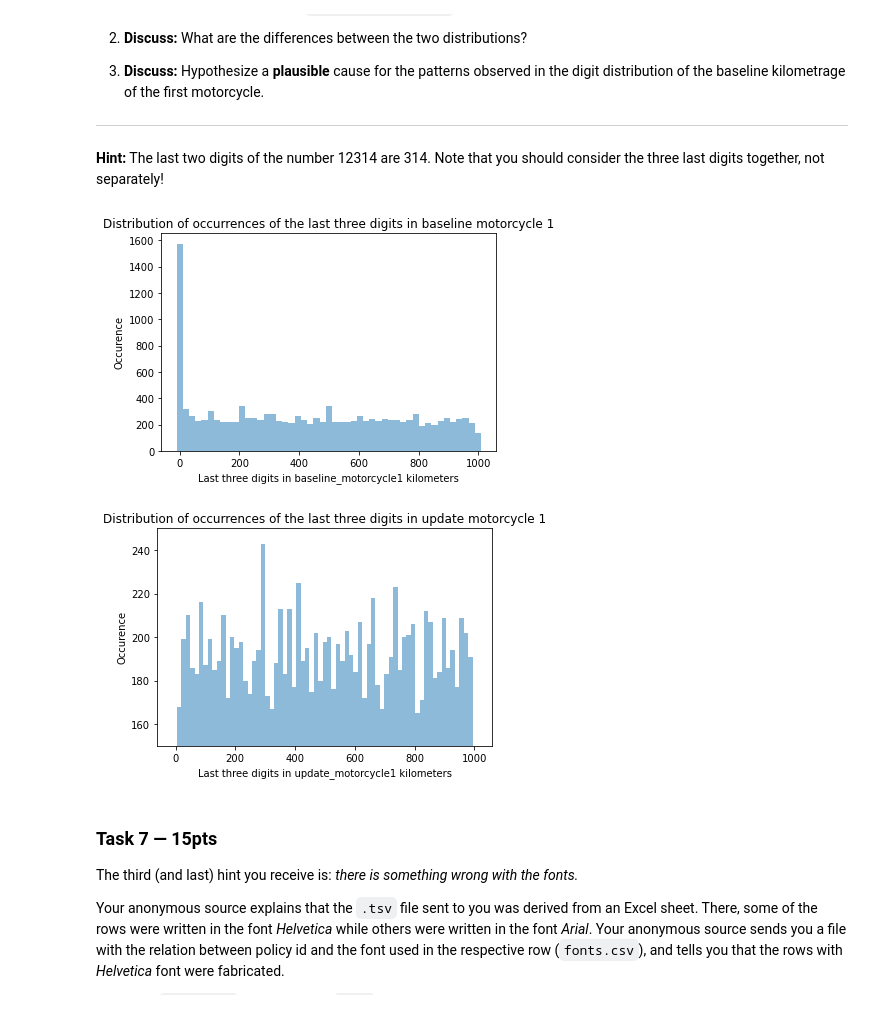
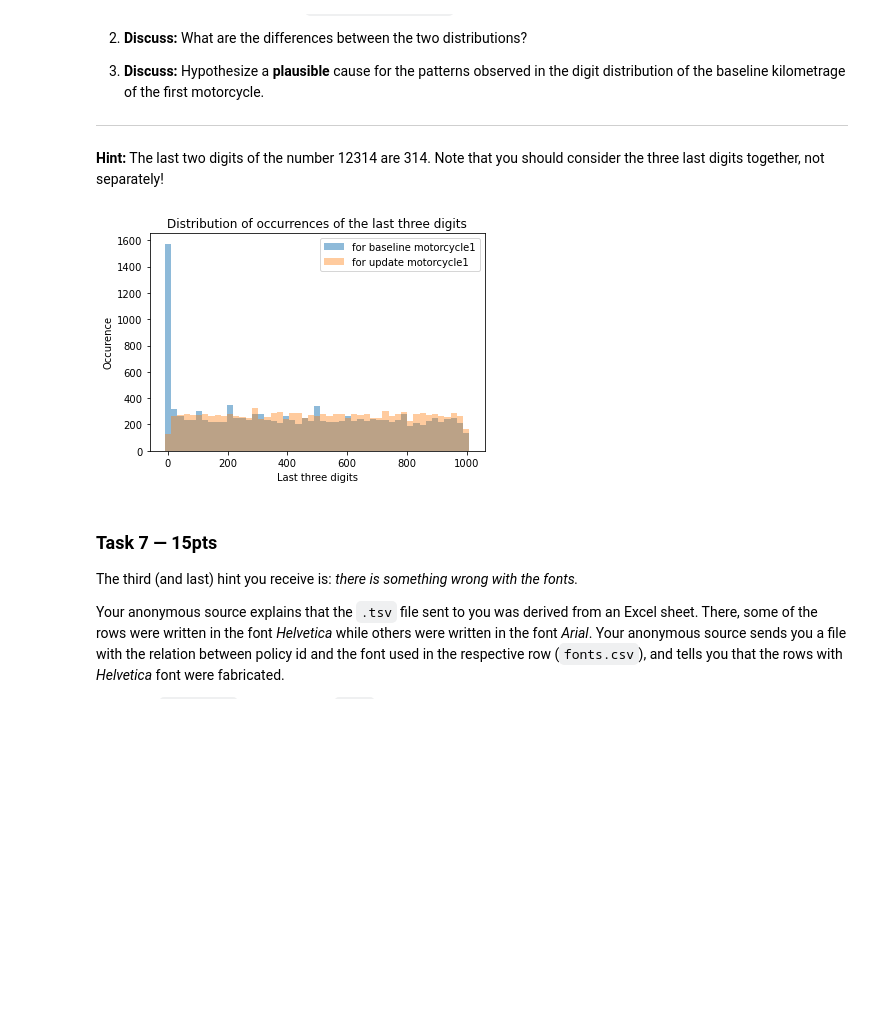
Before and after one commit to npont/ADA_HW, a Jupyter notebook: hw1 (2).ipynb, the cells around one changed output. Saved outputs shown, nothing was run; the diff lists cells and outputs as text; code cells hidden in the pictures; blank space fills up the shorter version.

Commit message:
merges some histograms, checked tasks 2

```diff
--- a/hw1 (2).ipynb
+++ b/hw1 (2).ipynb
@@ -599,24 +605,18 @@ motorcycle in each contract (`update_motorcycle1`).
 # %%
 #1
 data['LastDigit_baseline']=data['baseline_motorcycle1'].mod(10**3)
 data['LastDigit_update']=data['update_motorcycle1'].mod(10**3)
 
-plt.hist(data['LastDigit_baseline'], np.linspace(data['LastDigit_baseline'].min()-10, data['LastDigit_baseline'].max()+10, 50), alpha=0.5)
-plt.xlabel('Last three digits in baseline_motorcycle1 kilometers')
+bins=np.linspace(data['LastDigit_baseline'].min()-10, data['LastDigit_baseline'].max()+10, 50)
+plt.hist(data['LastDigit_baseline'], bins, alpha=0.5, label='for baseline motorcycle1')
+plt.hist(data['LastDigit_update'], bins, alpha=0.4, label='for update motorcycle1')
+plt.legend(loc='upper right')
+plt.xlabel('Last three digits')
 plt.ylabel('Occurence')
-plt.title('Distribution of occurrences of the last three digits in baseline motorcycle 1')
+plt.title('Distribution of occurrences of the last three digits')
 plt.show()
-
-plt.hist(data['LastDigit_update'],
-         np.linspace(data['LastDigit_update'].min()-10, data['LastDigit_update'].max()+10, 70), alpha=0.5)
-plt.ylim([150,250])
-plt.xlabel('Last three digits in update_motorcycle1 kilometers')
-plt.ylabel('Occurence')
-plt.title('Distribution of occurrences of the last three digits in update motorcycle 1')
-plt.show()
 # %% [output]
-[figure, old version]
+[figure, new version]
-[figure, removed]
 # %%
 ##DISCUSS
 # %% [markdown]
```
Also changed, not shown: parts of 9 cells of this notebook.
